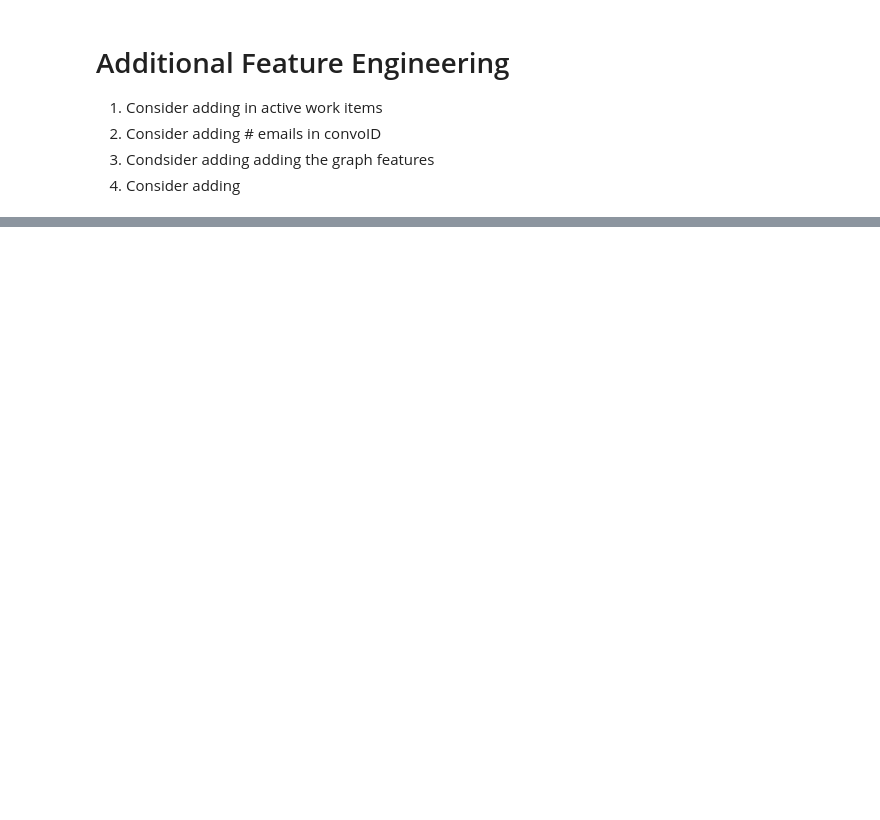
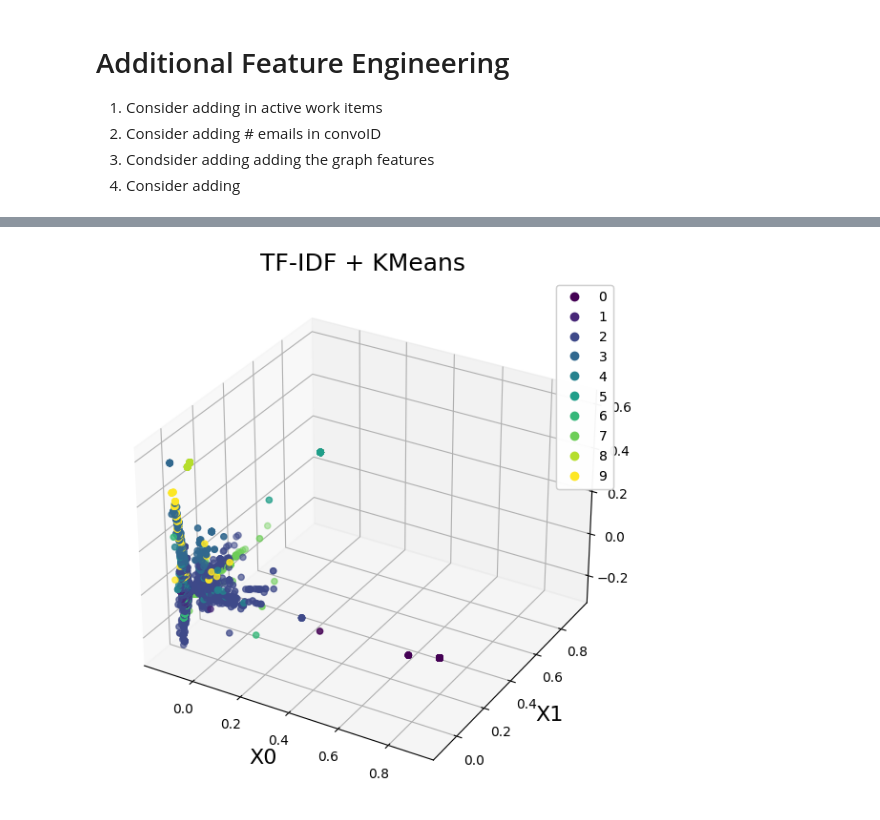
Before and after one commit to LBaillie-Karbon/Karbon-Practicum, a Jupyter notebook: Data_Cleaning.ipynb, the cells around one changed output, grey strips where cells are left out. Cells and saved outputs as stored; diff of their text form; code cells hidden in the pictures; blank space fills up the shorter version.

Commit message:
updated notebook with clustering of keywords

```diff
--- a/Data_Cleaning.ipynb
+++ b/Data_Cleaning.ipynb
@@ -346,0 +462,90 @@ See the caveats in the documentation: https://pandas.pydata.org/pandas-docs/stab
+# %%
+from sklearn.cluster import KMeans, DBSCAN, OPTICS, cluster_optics_dbscan
+from sklearn.decomposition import PCA
+import seaborn as sns
+
+# Set data
+X = bag_of_words
+print(type(X))
+# print(X.shape)
+
+# initialize kmeans with 3 centroids
+kmeans = KMeans(init='k-means++', n_clusters=10, random_state=42, n_init=10)
+# db_scan = OPTICS(eps=0.01)
+# fit the model
+kmeans.fit(X)
+# db_scan.fit(X.toarray()
+
+# store cluster labels in a variable
+clusters = kmeans.labels_
+# clusters = db_scan.labels_
+df.loc[1:10000,'Cluster'] = clusters
+
+# initialize PCA with 2 components
+pca = PCA(n_components=3, random_state=42)
+# pass our X to the pca and store the reduced vectors into pca_vecs
+pca_vecs = pca.fit_transform(X.toarray())
+# Check the variance explained
+# print('Variance explained by PCA')
+# print(pca.explained_variance_ratio_.cumsum())
+# save our two dimensions into x0 and x1
+x0 = pca_vecs[:, 0]
+x1 = pca_vecs[:, 1]
+x2 = pca_vecs[:, 2]
+
+
+def get_top_keywords(n_terms):
+    """This function returns the keywords for each centroid of the KMeans"""
+    df_terms = pd.DataFrame(X.todense()).groupby(clusters).mean() # groups the TF-IDF vector by cluster
+    print('df_terms', df_terms)
+    terms = vec.get_feature_names_out() # access tf-idf terms
+    for i,r in df_terms.iterrows():
+        print('\nCluster {}'.format(i))
+        print(','.join([terms[t] for t in np.argsort(r)[-n_terms:]])) # for each row of the dataframe, find the n terms that have the highest tf idf score
+    return df_terms
+
+df_terms = get_top_keywords(100)
+
+
+# Print the subjects in each cluster
+# Define a dictionary to store the keywords for each cluster
+cluster_keywords = {}
+
+# Iterate over the clusters and collect the keywords
+for i in range(5):
+    cluster_i = df[df['Cluster'] == i]
+    keywords_i = list(cluster_i['Subject'])
+    cluster_keywords['Cluster ' + str(i)] = keywords_i
+
+# Print the keywords for each cluster
+for cluster, keywords in cluster_keywords.items():
+    print(cluster + ': ' + ', '.join(keywords))
+
+df_plot = pd.DataFrame()
+df_plot['cluster'] = clusters
+df_plot['x0'] = x0
+df_plot['x1'] = x1
+df_plot['x2'] = x2
+
+# map clusters to appropriate labels
+#cluster_map = {0: "One", 1: "Two", 2: "Three", 3: "four", 4: "five"}
+#cluster_map = {0: "One", 1: "Two", 2: "Three", 3: "four", 4: "five"}
+
+# apply mapping
+#df_plot['cluster'] = df_plot['cluster'].map(cluster_map)
+
+# set image size
+fig = plt.figure(figsize=(12, 7))
+ax = fig.add_subplot(projection='3d')
+# set a title
+ax.set_title("TF-IDF + KMeans", fontdict={"fontsize": 18})
+# set axes names
+ax.set_xlabel("X0", fontdict={"fontsize": 16})
+ax.set_ylabel("X1", fontdict={"fontsize": 16})
+# create scatter plot with seaborn, where hue is the class used to group the data
+scatter = ax.scatter(df_plot['x0'], df_plot['x1'], df_plot['x2'], c=df_plot['cluster']) #, Colormap=df_plot['cluster'])
+legend = ax.legend(*scatter.legend_elements(num=9), loc="upper right")
+ax.add_artist(legend)
+# sns.scatterplot(data=df_plot, x='x0', y='x1', z='x2', hue='cluster', palette="viridis", legend='full', )
+plt.show()
+# %% [output]
@@ -346,0 +569 @@ See the caveats in the documentation: https://pandas.pydata.org/pandas-docs/stab
+[figure, added]
```
Also changed, not shown: parts of 6 cells of this notebook.
